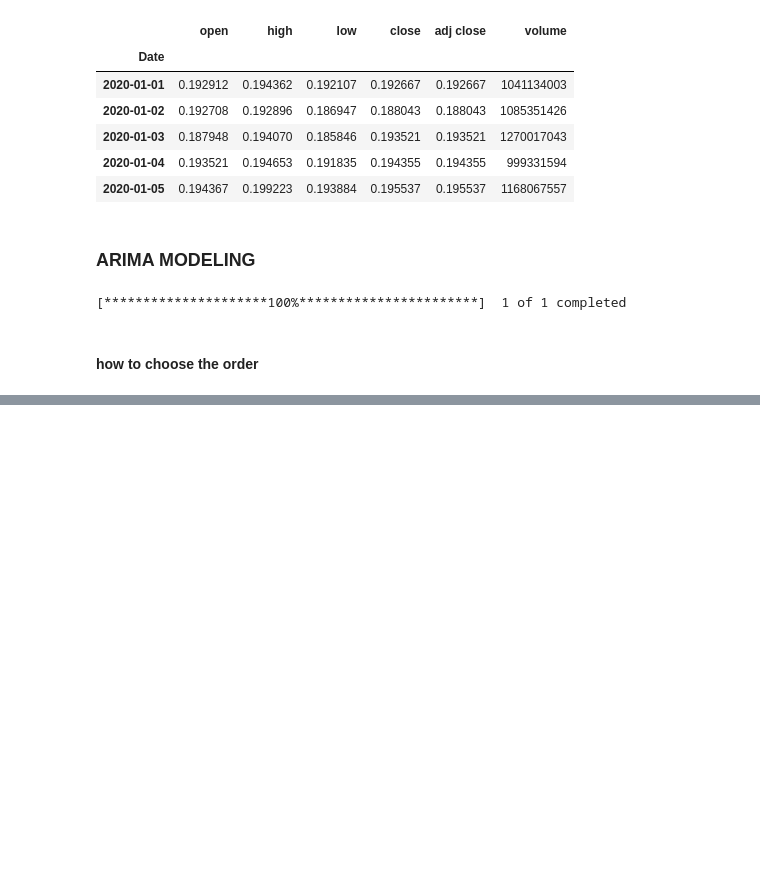
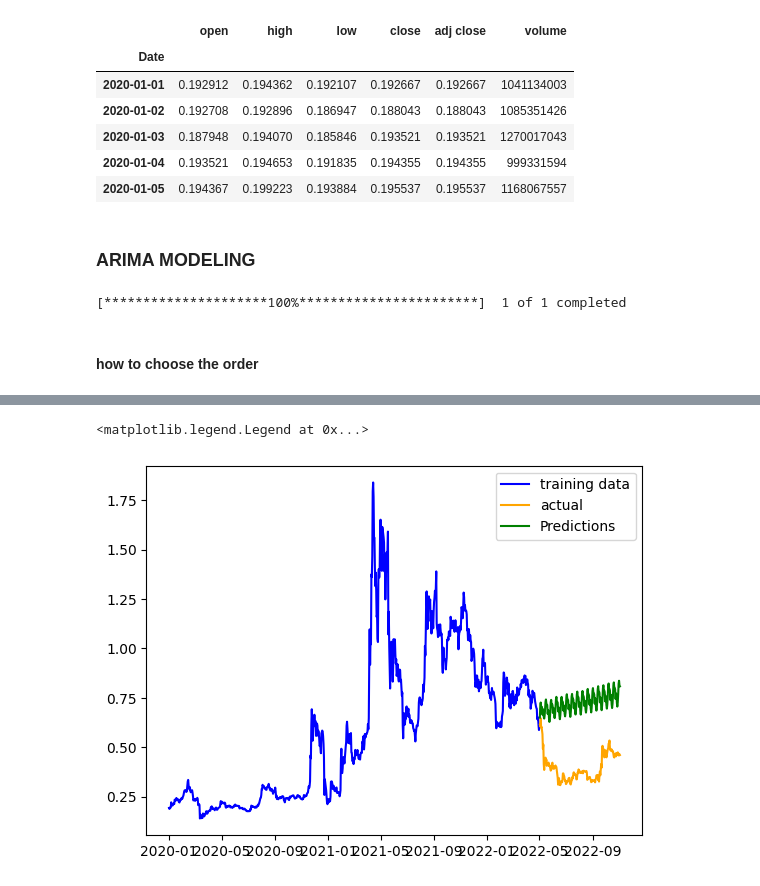
Before and after one commit to xlegicsinaustin/crypto-monitor, a Jupyter notebook: cryptomonitor/notebooks/historic data- vis-modeling.ipynb, the cells around one changed output, grey strips where cells are left out. Cells and saved outputs as stored; diff of their text form; code cells hidden in the pictures; blank space fills up the shorter version.

Commit message:
sarima model

```diff
--- a/cryptomonitor/notebooks/historic data- vis-modeling.ipynb
+++ b/cryptomonitor/notebooks/historic data- vis-modeling.ipynb
@@ -335,7 +327,7 @@ df.head()
 # %% [markdown]
 ### ARIMA MODELING
 # %%
-df = get_historic_price()
-df.columns = df.columns.str.lower()
+sarima_df = get_historic_price()
+sarima_df.columns = sarima_df.columns.str.lower()
 # %% [output]
 [*********************100%***********************]  1 of 1 completed
@@ -344,13 +334,13 @@ df.index = pd.DatetimeIndex(df.index).to_period('D')
 # %%
 from statsmodels.tsa.statespace.sarimax import SARIMAX
 # %%
-train = df[df.index <= pd.to_datetime("2022-05-01", format='%Y-%m-%d')]
-test = df[df.index >= pd.to_datetime("2022-05-02", format='%Y-%m-%d')]
-y_sari = df.close
+train = sarima_df[sarima_df.index <= pd.to_datetime("2022-05-01", format='%Y-%m-%d')].close
+test = sarima_df[sarima_df.index >= pd.to_datetime("2022-05-02", format='%Y-%m-%d')].close
+y_sari = train
 # %% [markdown]
 #### how to choose the order
 # %%
-sarima = SARIMAX(y_sari,order=(1,0,1))
+sarima = SARIMAX(y_sari,order = (5, 4, 5), seasonal_order=(2,2,2,12))
 # %%
 sarima = sarima.fit()
 # %% [output]
@@ -375,6 +394,14 @@ CONVERGENCE: REL_REDUCTION_OF_F_<=_FACTR*EPSMCH
 # %%
 y_pred = sarima.get_forecast(len(test.index))
 y_pred_df = y_pred.conf_int(alpha = 0.05)
-y_pred_df["Predictions"] = ARMAmodel.predict(start = y_pred_df.index[0], end = y_pred_df.index[-1])
+y_pred_df["Predictions"] = sarima.predict(start = y_pred_df.index[0], end = y_pred_df.index[-1])
 y_pred_df.index = test.index
 y_pred_out = y_pred_df["Predictions"]
+# %%
+plt.plot(train, color='blue', label = 'training data')
+plt.plot(test, color='orange', label = 'actual')
+plt.plot(y_pred_out, color='green', label = 'Predictions')
+plt.legend()
+# %% [output]
+<matplotlib.legend.Legend at 0x...>
+[figure, added]
```
Also changed, not shown: parts of 16 cells of this notebook.
